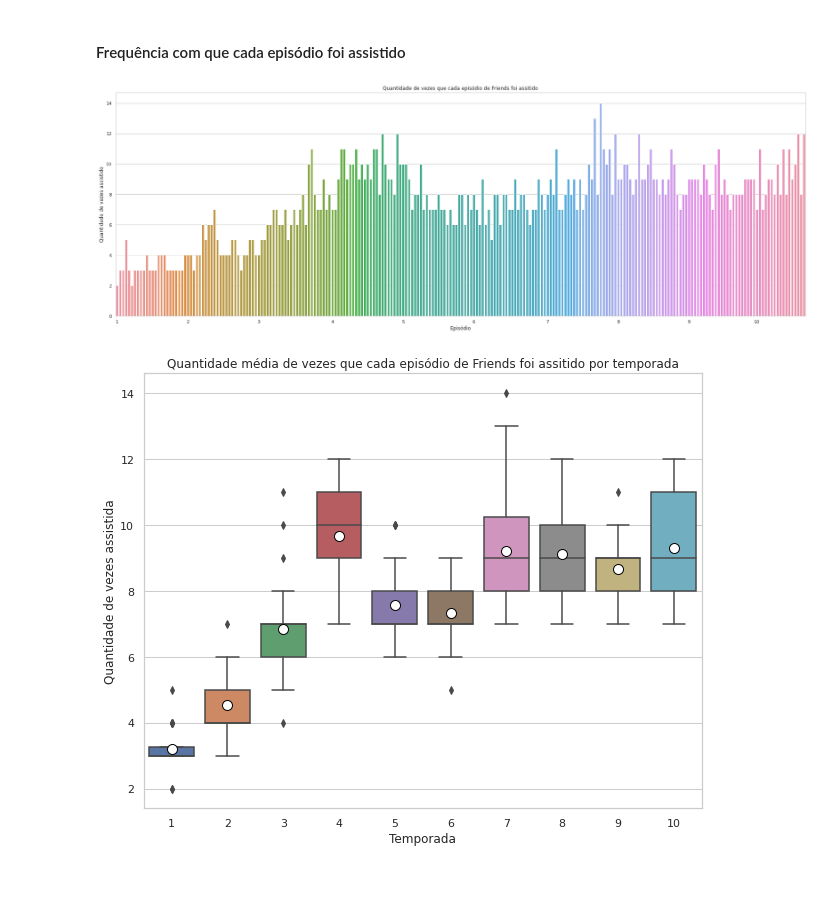
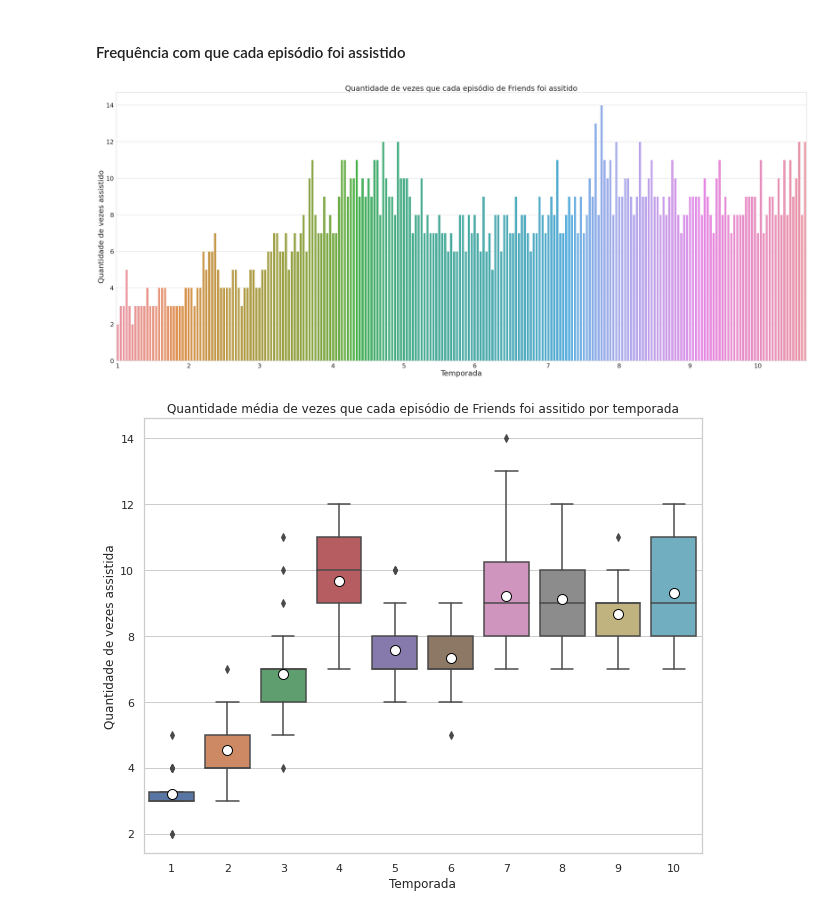
Before and after one commit to luciaemiliaeu/netflix_data_analysis, a Jupyter notebook: netflix_data_analysis.ipynb, the cells around one changed output. Drawn from its saved outputs; the diff is of its cells as text; code cells hidden in the pictures; blank space fills up the shorter version.

```diff
--- a/netflix_data_analysis.ipynb
+++ b/netflix_data_analysis.ipynb
@@ -452,17 +395,18 @@ ranking_friends
 # %%
 labels = ranking_friends[ranking_friends['#episodio']==1]['Temporada']
 # %%
-figure = plt.figure(figsize=(30,10))
+figure = plt.figure(figsize=(50, 20))
 sns.barplot(x=ranking_friends.index,
             y = 'count',
             data=ranking_friends)
-plt.xticks(labels.index, labels.values)
-plt.xlabel('Episódio')
-plt.ylabel('Quantidade de vezes assistido')
-plt.title('Quantidade de vezes que cada episódio de Friends foi assitido')
+plt.xticks(labels.index, labels.values, fontsize= 25)
+plt.yticks(fontsize= 25)
+plt.xlabel('Temporada', fontsize= 30)
+plt.ylabel('Quantidade de vezes assistido', fontsize= 30)
+plt.title('Quantidade de vezes que cada episódio de Friends foi assitido', fontsize= 30)
 plt.show()
 # %% [output]
-[figure, old version]
+[figure, new version]
 # %%
 figure = plt.figure(figsize=(10,8))
 sns.set_theme(style="whitegrid")
```
Also changed, not shown: parts of 13 cells of this notebook.
